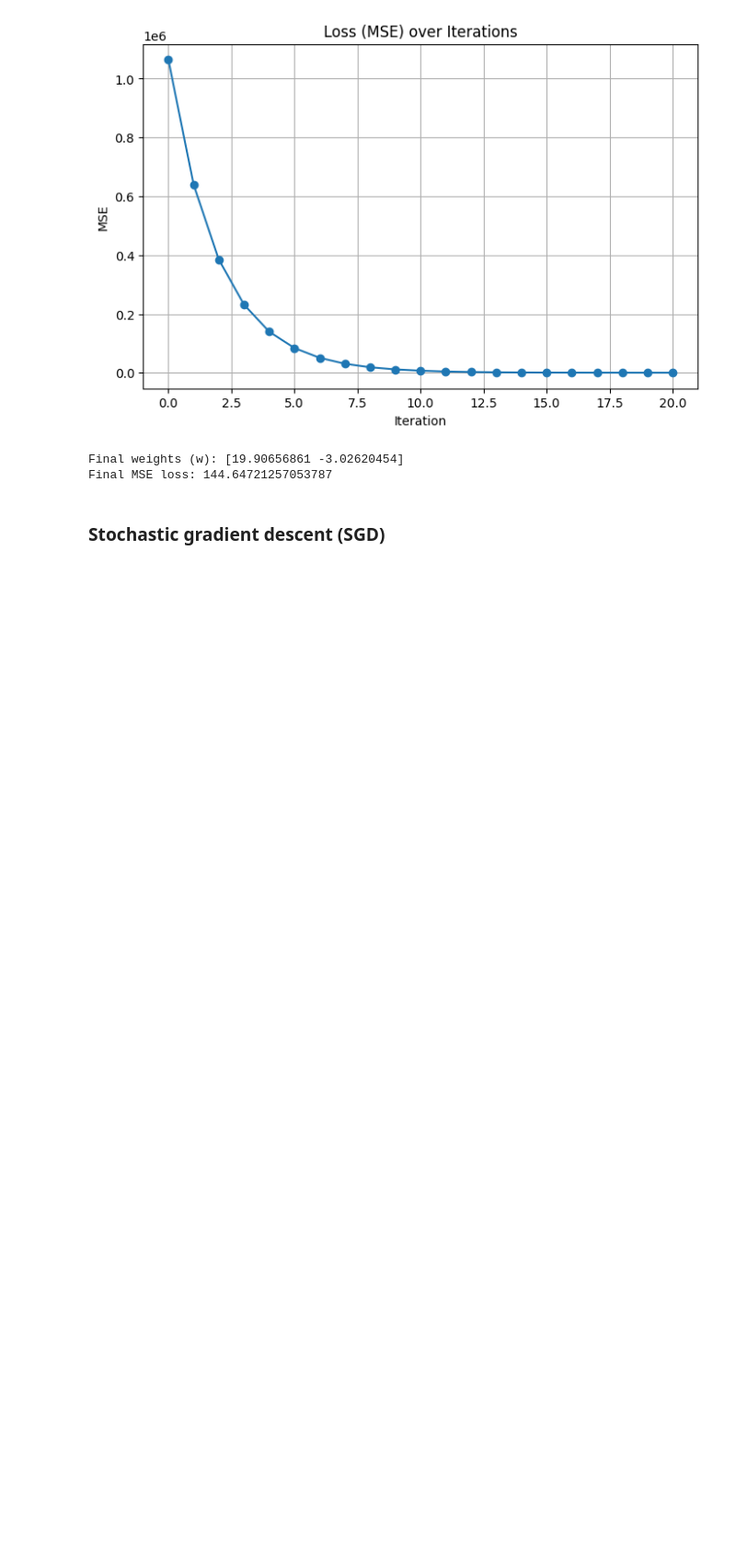
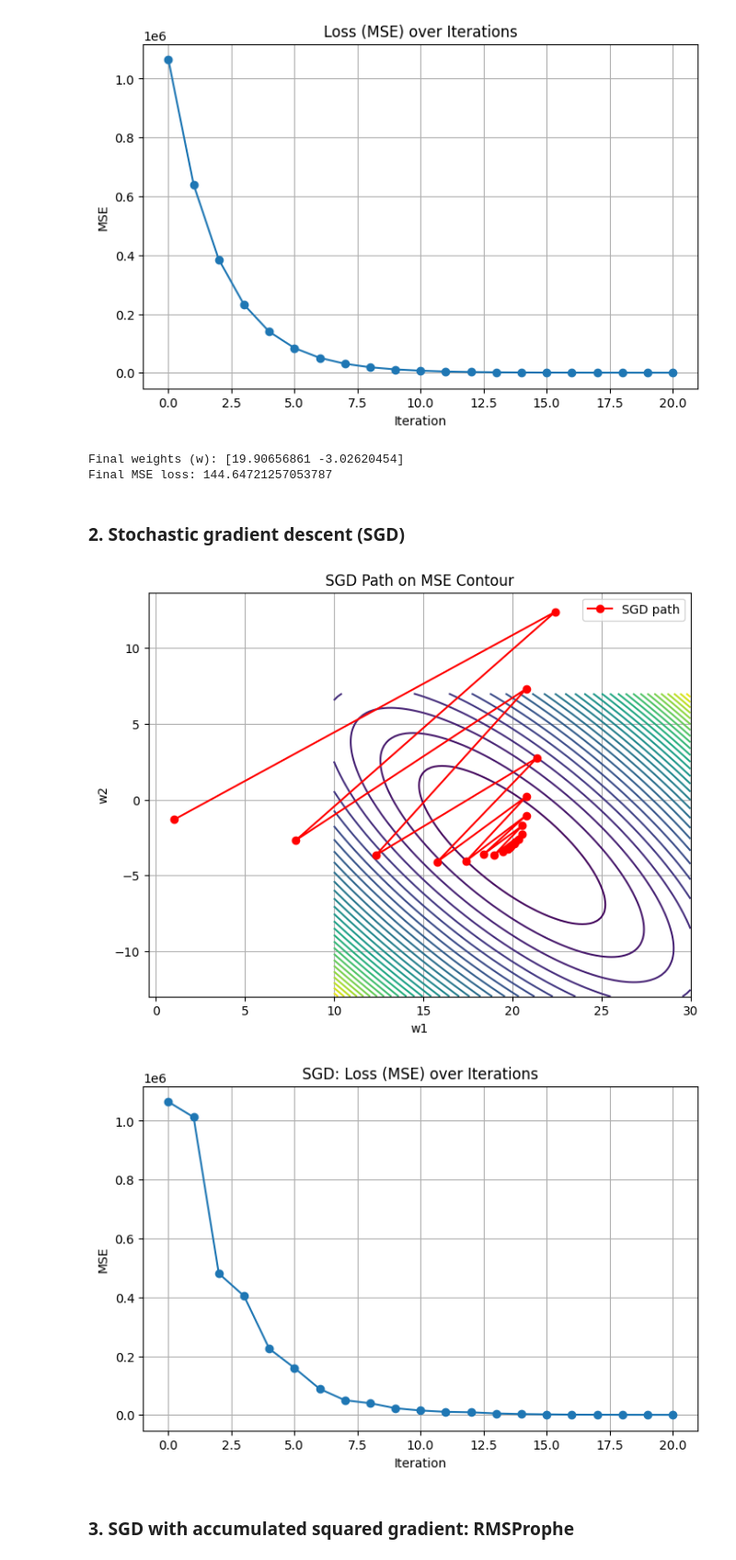
Before and after one commit to Kemalcikota113/deep-machine-learning, a Jupyter notebook: A5/A5.ipynb, the cells around one changed output. Shown at 92% size. Drawn from its saved outputs; the diff is of its cells as text; code cells hidden in the pictures; blank space fills up the shorter version.

```diff
--- a/A5/A5.ipynb
+++ b/A5/A5.ipynb
@@ -136,4 +136,4 @@ print("Final MSE loss:", history[-1])
 Final weights (w): [19.90656861 -3.02620454]
 Final MSE loss: 144.64721257053787
 # %% [markdown]
-### Stochastic gradient descent (SGD)
+### 2. Stochastic gradient descent (SGD)
@@ -139,0 +173,30 @@ Final MSE loss: 144.64721257053787
+# %%
+# %%
+# Contour plot for SGD
+w1_vals = np.linspace(10, 30, 100)
+w2_vals = np.linspace(-13, 7, 100)
+W1, W2 = np.meshgrid(w1_vals, w2_vals)
+Z = np.array([[mse(np.array([w1, w2]), model, X, Y) for w1 in w1_vals] for w2 in w2_vals])
+
+plt.figure(figsize=(8,6))
+cp = plt.contour(W1, W2, Z, levels=30, cmap='viridis')
+plt.plot(trajectory_sgd[:, 0], trajectory_sgd[:, 1], marker='o', color='red', label='SGD path')
+plt.title('SGD Path on MSE Contour')
+plt.xlabel('w1')
+plt.ylabel('w2')
+plt.legend()
+plt.grid(True)
+plt.show()
+
+plt.figure(figsize=(8,5))
+plt.plot(range(len(history_sgd)), history_sgd, marker='o')
+plt.title('SGD: Loss (MSE) over Iterations')
+plt.xlabel('Iteration')
+plt.ylabel('MSE')
+plt.grid(True)
+plt.show()
+# %% [output]
+[figure, added]
+[figure, added]
+# %% [markdown]
+### 3. SGD with accumulated squared gradient: RMSProphe
```
Also changed, not shown: parts of 6 cells of this notebook.
